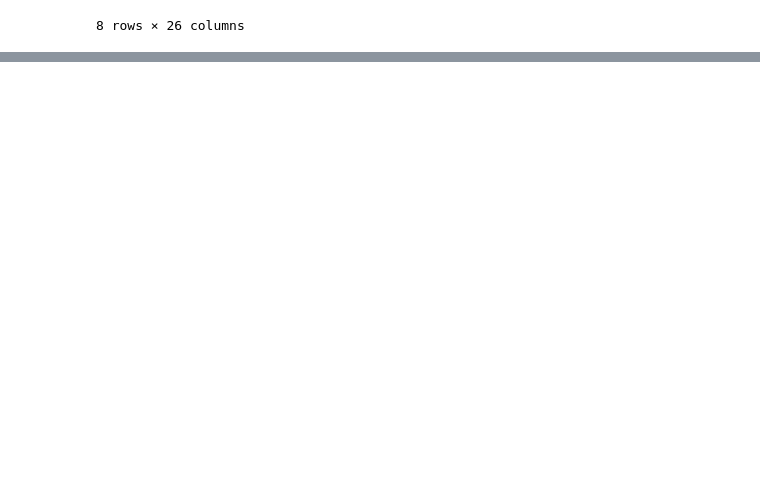
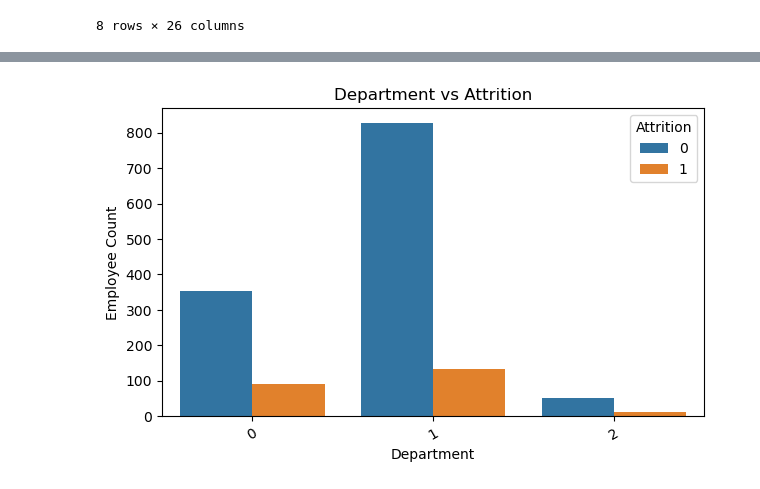
Before and after one commit to tamilselvinp/Employee-Attrition-Analysis-and-Prediction, a Jupyter notebook: employee.ipynb, the cells around one changed output, grey strips where cells are left out. Saved outputs shown, nothing was run; the diff lists cells and outputs as text; code cells hidden in the pictures; blank space fills up the shorter version.

```diff
--- a/employee.ipynb
+++ b/employee.ipynb
@@ -1116,0 +299,12 @@ df
+# %%
+#4.2 Department vs Attrition
+plt.figure(figsize=(7,4))
+sns.countplot(x='Department', hue='Attrition', data=df)
+plt.title("Department vs Attrition")
+plt.xlabel("Department")
+plt.ylabel("Employee Count")
+plt.xticks(rotation=30)
+plt.legend(title="Attrition")
+plt.show()
+# %% [output]
+[figure, added]
```
Also changed, not shown: parts of 183 cells of this notebook, 1 other file.
